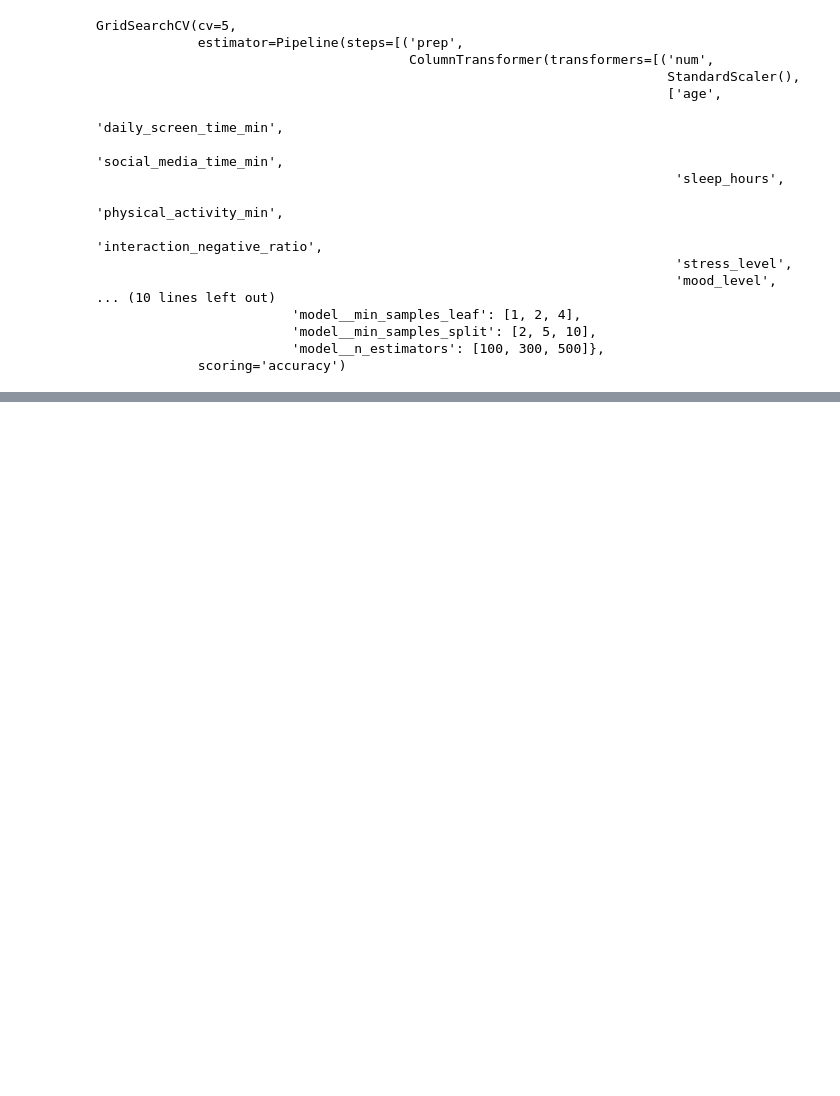
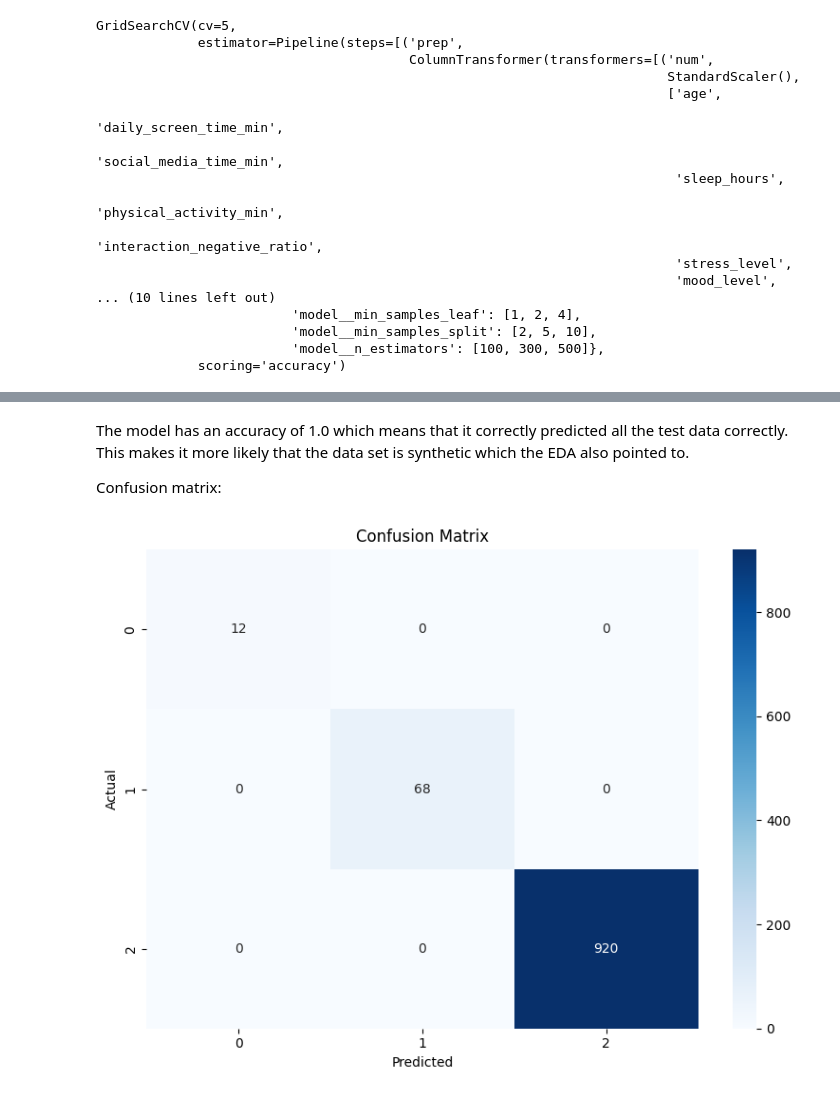
Before and after one commit to petedanielsmith/social-media-effect-on-mental-health, a Jupyter notebook: jupyter_notebooks/05_predicting_mental_state.ipynb, the cells around one changed output, grey strips where cells are left out. Saved outputs shown, nothing was run; the diff lists cells and outputs as text; code cells hidden in the pictures; blank space fills up the shorter version.

Commit message:
Add evaluate the model and look at results for NB02 (#57)

```diff
--- a/jupyter_notebooks/05_predicting_mental_state.ipynb
+++ b/jupyter_notebooks/05_predicting_mental_state.ipynb
@@ -122,0 +132,6 @@ GridSearchCV(cv=5,
+# %%
+# Get the best model from the grid search
+best_model = grid.best_estimator_
+
+# Make predictions on the test set
+y_pred = best_model.predict(X_test)
@@ -122,0 +161,20 @@ GridSearchCV(cv=5,
+# %% [markdown]
+The model has an accuracy of 1.0 which means that it correctly predicted all the test data correctly. This makes it more likely that the data set is synthetic which the EDA also pointed to.
+
+Confusion matrix:
+# %%
+# Plot confusion matrix
+plt.figure(figsize=(8, 6))
+sns.heatmap(confusion_matrix(y_test, y_pred), annot=True, fmt="d", cmap="Blues")
+
+# Set labels and title
+plt.xlabel("Predicted")
+plt.ylabel("Actual")
+plt.title("Confusion Matrix")
+
+# Show and save the plot
+plt.tight_layout()
+plt.savefig('../charts/predicting_mental_state_random_forest_confusion_matrix.png')
+plt.show()
+# %% [output]
+[figure, added]
```
Also changed, not shown: parts of 10 cells of this notebook, 2 other files.
